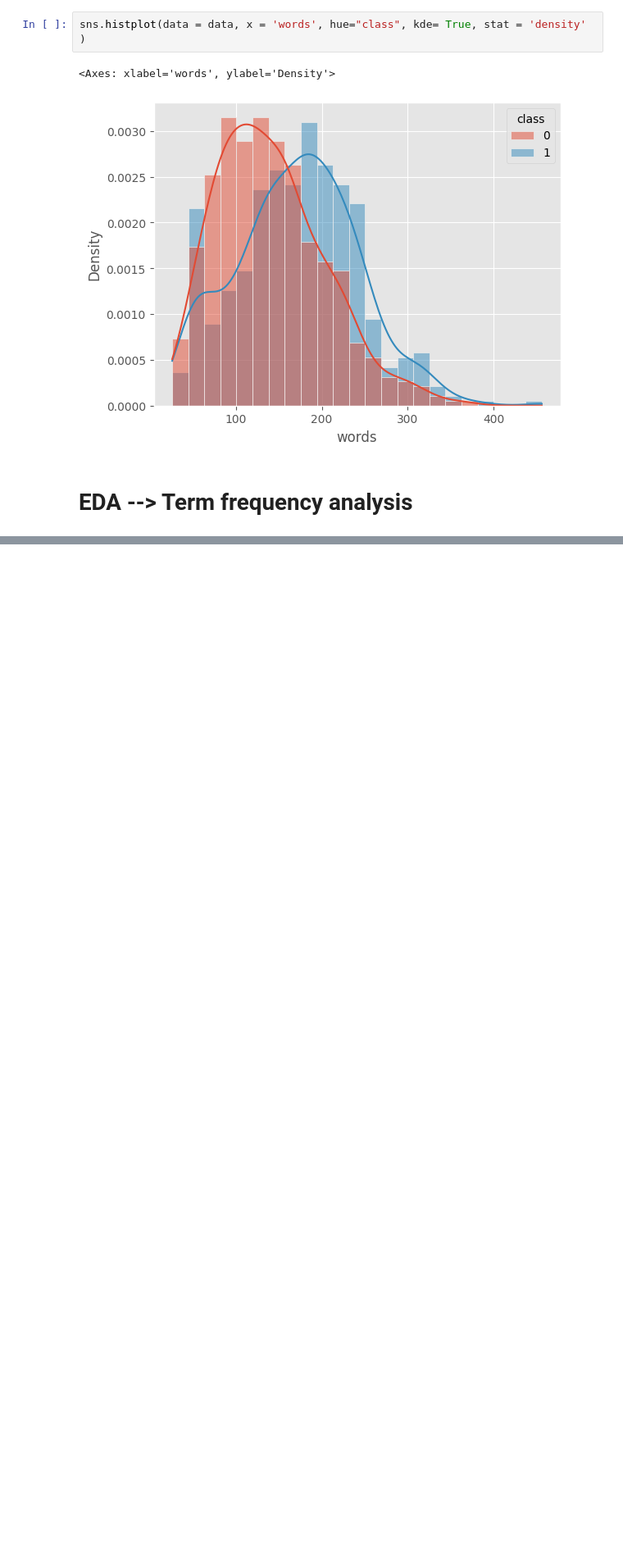
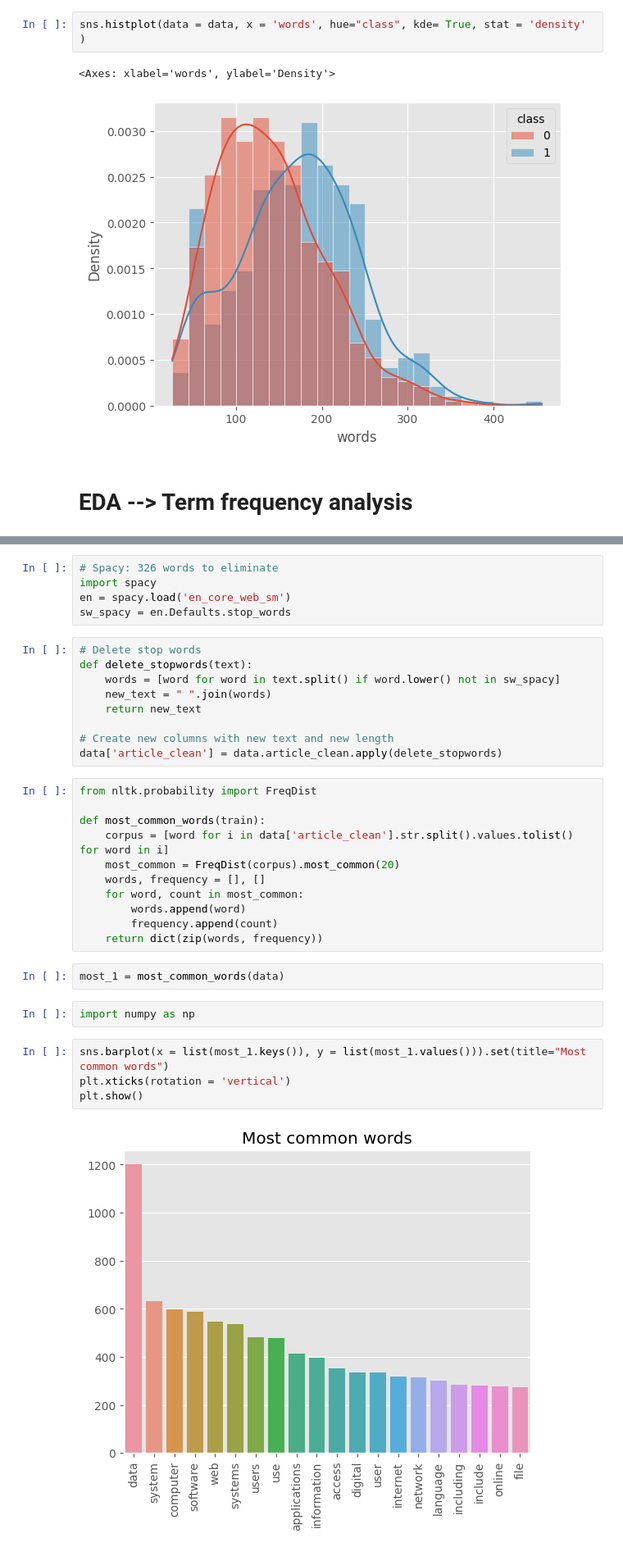
Before and after one commit to do3-173/FDS_Final, a Jupyter notebook: Eda_Preprocessing.ipynb, the cells around one changed output, grey strips where cells are left out. Shown at 82% size. Drawn from its saved outputs; the diff is of its cells as text; blank space fills up the shorter version.

```diff
--- a/Eda_Preprocessing.ipynb
+++ b/Eda_Preprocessing.ipynb
@@ -122,0 +163,35 @@ sns.histplot(data = data, x = 'words', hue="class", kde= True, stat = 'density'
+# %%
+# Spacy: 326 words to eliminate
+import spacy
+en = spacy.load('en_core_web_sm')
+sw_spacy = en.Defaults.stop_words
+# %%
+# Delete stop words
+def delete_stopwords(text):
+    words = [word for word in text.split() if word.lower() not in sw_spacy]
+    new_text = " ".join(words)
+    return new_text
+
+# Create new columns with new text and new length
+data['article_clean'] = data.article_clean.apply(delete_stopwords)
+# %%
+from nltk.probability import FreqDist
+
+def most_common_words(train):
+    corpus = [word for i in data['article_clean'].str.split().values.tolist() for word in i]
+    most_common = FreqDist(corpus).most_common(20)
+    words, frequency = [], []
+    for word, count in most_common:
+        words.append(word)
+        frequency.append(count)
+    return dict(zip(words, frequency))
+# %%
+most_1 = most_common_words(data)
+# %%
+import numpy as np
+# %%
+sns.barplot(x = list(most_1.keys()), y = list(most_1.values())).set(title="Most common words")
+plt.xticks(rotation = 'vertical')
+plt.show()
+# %% [output]
+[figure, added]
```
Also changed, not shown: parts of 15 cells of this notebook, 2 other files.
